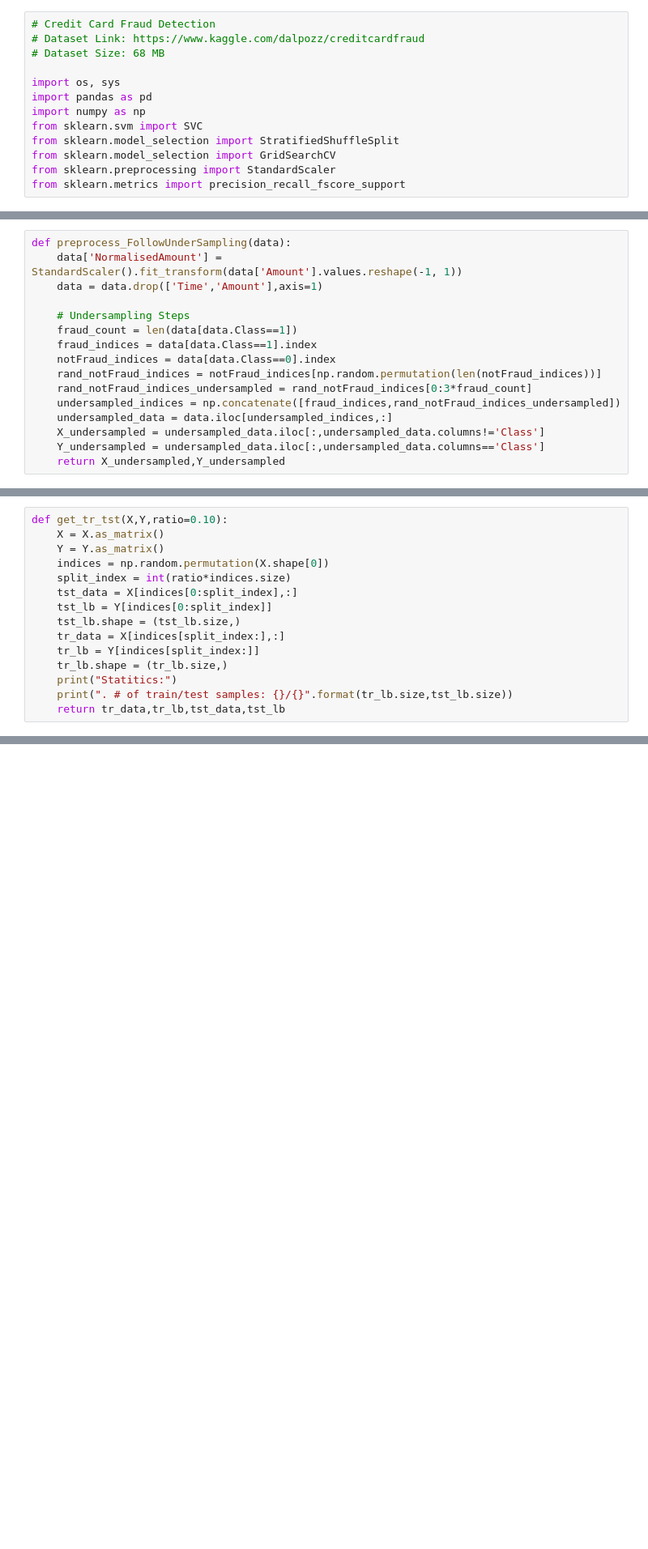
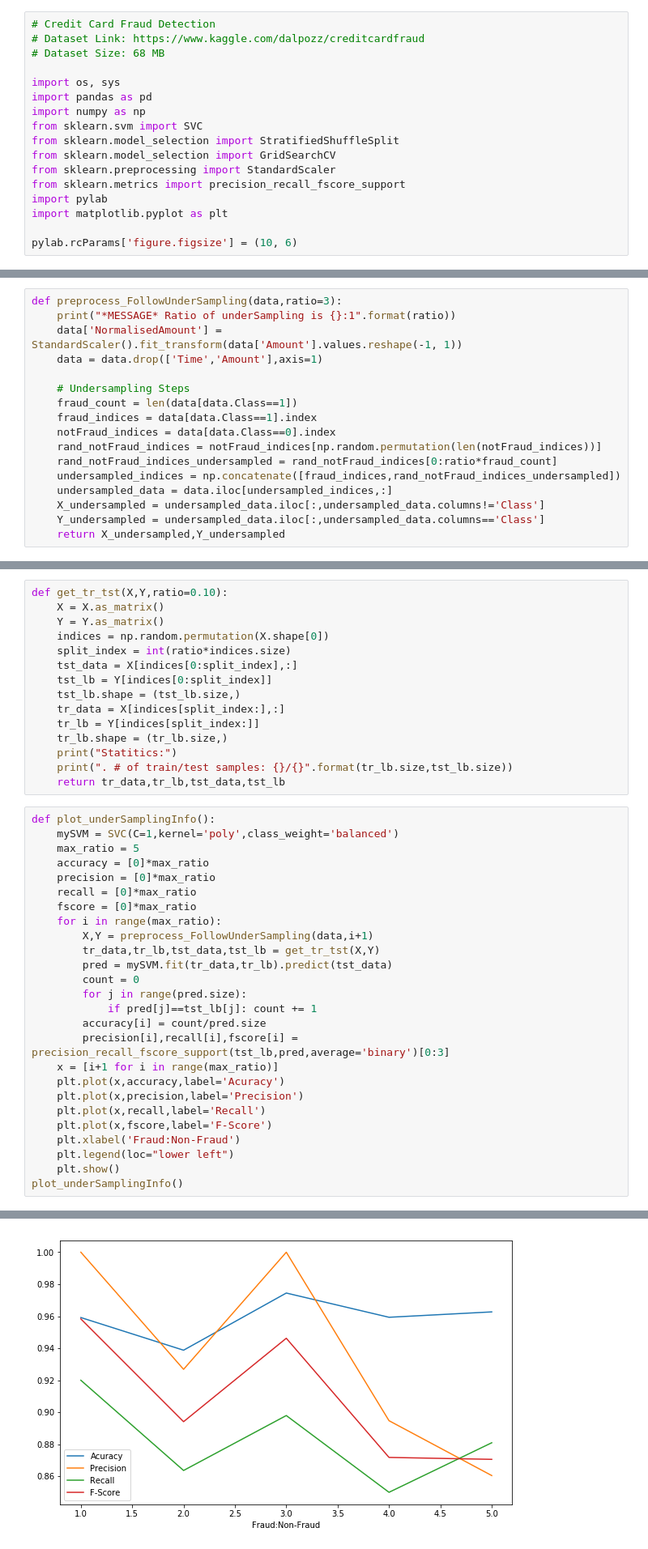
Before and after one commit to udhai17/Credit-Card-Fraud-Detection, a Jupyter notebook: CCFraudDetection.ipynb, the cells around one changed output, grey strips where cells are left out. Shown: that part at 81% size. Saved outputs shown, nothing was run; the diff lists cells and outputs as text; blank space fills up the shorter version.

```diff
--- a/CCFraudDetection.ipynb
+++ b/CCFraudDetection.ipynb
@@ -11,3 +11,7 @@ from sklearn.model_selection import StratifiedShuffleSplit
 from sklearn.model_selection import GridSearchCV
 from sklearn.preprocessing import StandardScaler
 from sklearn.metrics import precision_recall_fscore_support
+import pylab
+import matplotlib.pyplot as plt
+
+pylab.rcParams['figure.figsize'] = (10, 6)
@@ -47,7 +58,8 @@ Data statitics:
 | 4 | 2.0 | -1.158233 | 0.877737 | 1.548718 | 0.403034 | -0.407193 | 0.095921 | 0.592941 | -0.270533 | 0.817739 | ... | ... |
 5 rows × 31 columns
 # %%
-def preprocess_FollowUnderSampling(data):
+def preprocess_FollowUnderSampling(data,ratio=3):
+    print("*MESSAGE* Ratio of underSampling is {}:1".format(ratio))
     data['NormalisedAmount'] = StandardScaler().fit_transform(data['Amount'].values.reshape(-1, 1))
     data = data.drop(['Time','Amount'],axis=1)
 
@@ -56,7 +68,7 @@ def preprocess_FollowUnderSampling(data):
     fraud_indices = data[data.Class==1].index
     notFraud_indices = data[data.Class==0].index
     rand_notFraud_indices = notFraud_indices[np.random.permutation(len(notFraud_indices))]
-    rand_notFraud_indices_undersampled = rand_notFraud_indices[0:3*fraud_count]
+    rand_notFraud_indices_undersampled = rand_notFraud_indices[0:ratio*fraud_count]
     undersampled_indices = np.concatenate([fraud_indices,rand_notFraud_indices_undersampled])
     undersampled_data = data.iloc[undersampled_indices,:]
     X_undersampled = undersampled_data.iloc[:,undersampled_data.columns!='Class']
@@ -79,3 +89,30 @@ def get_tr_tst(X,Y,ratio=0.10):
     print("Statitics:")
     print(". # of train/test samples: {}/{}".format(tr_lb.size,tst_lb.size))
     return tr_data,tr_lb,tst_data,tst_lb
+# %%
+def plot_underSamplingInfo():
+    mySVM = SVC(C=1,kernel='poly',class_weight='balanced')
+    max_ratio = 5
+    accuracy = [0]*max_ratio
+    precision = [0]*max_ratio
+    recall = [0]*max_ratio
+    fscore = [0]*max_ratio
+    for i in range(max_ratio):
+        X,Y = preprocess_FollowUnderSampling(data,i+1)
+        tr_data,tr_lb,tst_data,tst_lb = get_tr_tst(X,Y)
+        pred = mySVM.fit(tr_data,tr_lb).predict(tst_data)
+        count = 0
+        for j in range(pred.size):
+            if pred[j]==tst_lb[j]: count += 1
+        accuracy[i] = count/pred.size
+        precision[i],recall[i],fscore[i] = precision_recall_fscore_support(tst_lb,pred,average='binary')[0:3]
+    x = [i+1 for i in range(max_ratio)]
+    plt.plot(x,accuracy,label='Acuracy')
+    plt.plot(x,precision,label='Precision')
+    plt.plot(x,recall,label='Recall')
+    plt.plot(x,fscore,label='F-Score')
+    plt.xlabel('Fraud:Non-Fraud')
+    plt.legend(loc="lower left")
+    plt.show()
+plot_underSamplingInfo()
+# %% [output]
@@ -82 +134,2 @@ def get_tr_tst(X,Y,ratio=0.10):
+[figure, added]
 # %%
```
Also changed, not shown: parts of 8 cells of this notebook.
